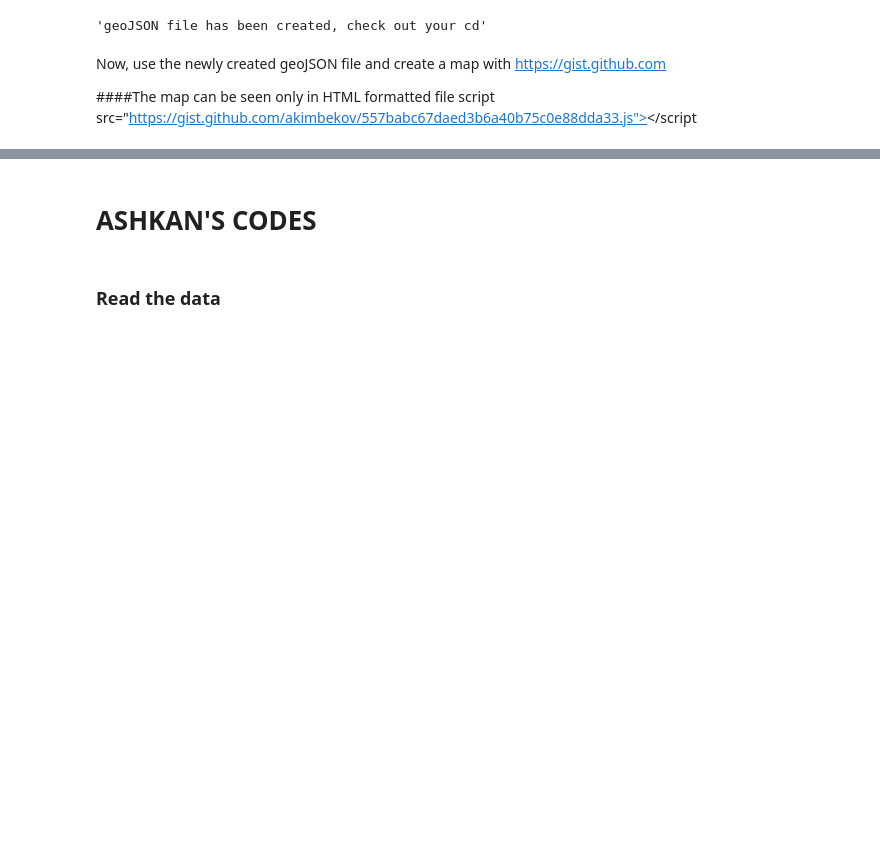
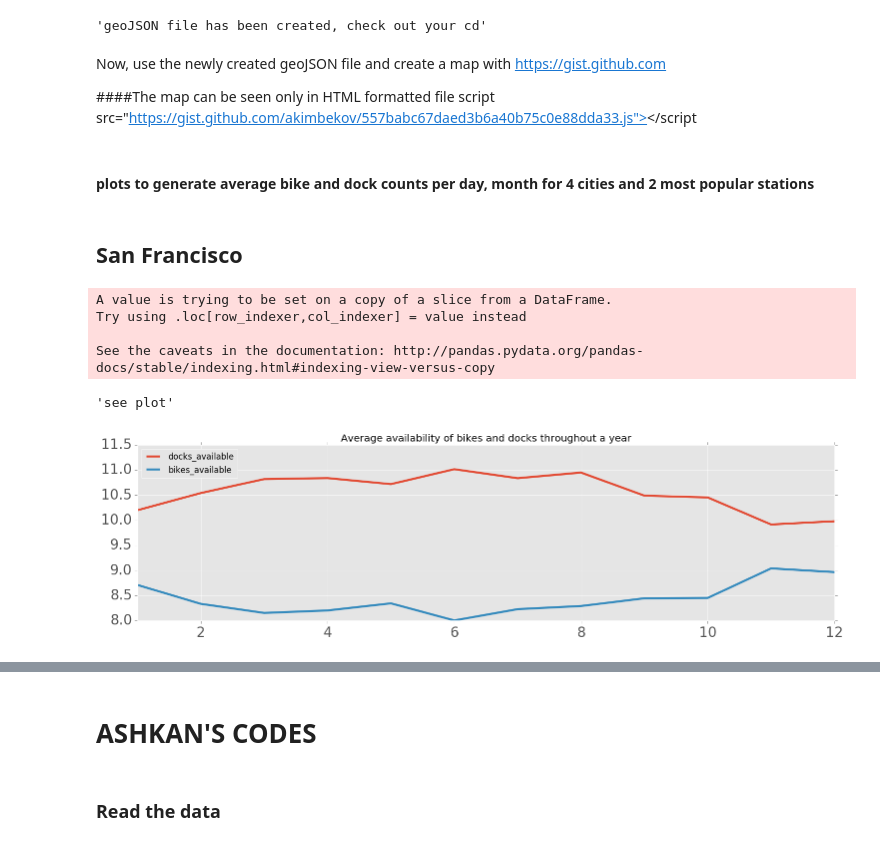
Before and after one commit to pamelot317/SF_bike_share, a Jupyter notebook: sf_bike_share_project141.ipynb, the cells around one changed output, grey strips where cells are left out. Saved outputs shown, nothing was run; the diff lists cells and outputs as text; code cells hidden in the pictures; blank space fills up the shorter version.

Commit message:
added plots

```diff
--- a/sf_bike_share_project141.ipynb
+++ b/sf_bike_share_project141.ipynb
@@ -37,6 +36,8 @@ def read_data(path, year):
 # %%
 path = '/Users/admin/project_data_141'
 station, status, trip, weather = read_data(path, 2016)
+# %%
+station = station.dropna()
 # %%
 print 'Size of station DF {}'.format(station.shape)
 print 'Size of status DF {}'.format(status.shape)
@@ -204,3 +205,5 @@ Now, use the newly created geoJSON file and create a map with https://gist.githu
 
 ####The map can be seen only in HTML formatted file
 script src="https://gist.github.com/akimbekov/557babc67daed3b6a40b75c0e88dda33.js"></script
+# %% [markdown]
+#### plots to generate average bike and dock counts per day, month for 4 cities and 2 most popular stations
@@ -206,0 +257,17 @@ script src="https://gist.github.com/akimbekov/557babc67daed3b6a40b75c0e88dda33.j
+# %%
+#Takes 7 - 10 mins depending on your machine's specs
+status.time = pd.to_datetime(status.time, infer_datetime_format = True)
+# %% [markdown]
+## San Francisco
+# %%
+sf_status = status_for_city(status, station)
+# %%
+#takes 2-3 mins
+group_plot(sf_status, 'm')
+# %% [output]
+A value is trying to be set on a copy of a slice from a DataFrame.
+Try using .loc[row_indexer,col_indexer] = value instead
+
+See the caveats in the documentation: http://pandas.pydata.org/pandas-docs/stable/indexing.html#indexing-view-versus-copy
+'see plot'
+[figure, added]
```
Also changed, not shown: parts of 25 cells of this notebook.
